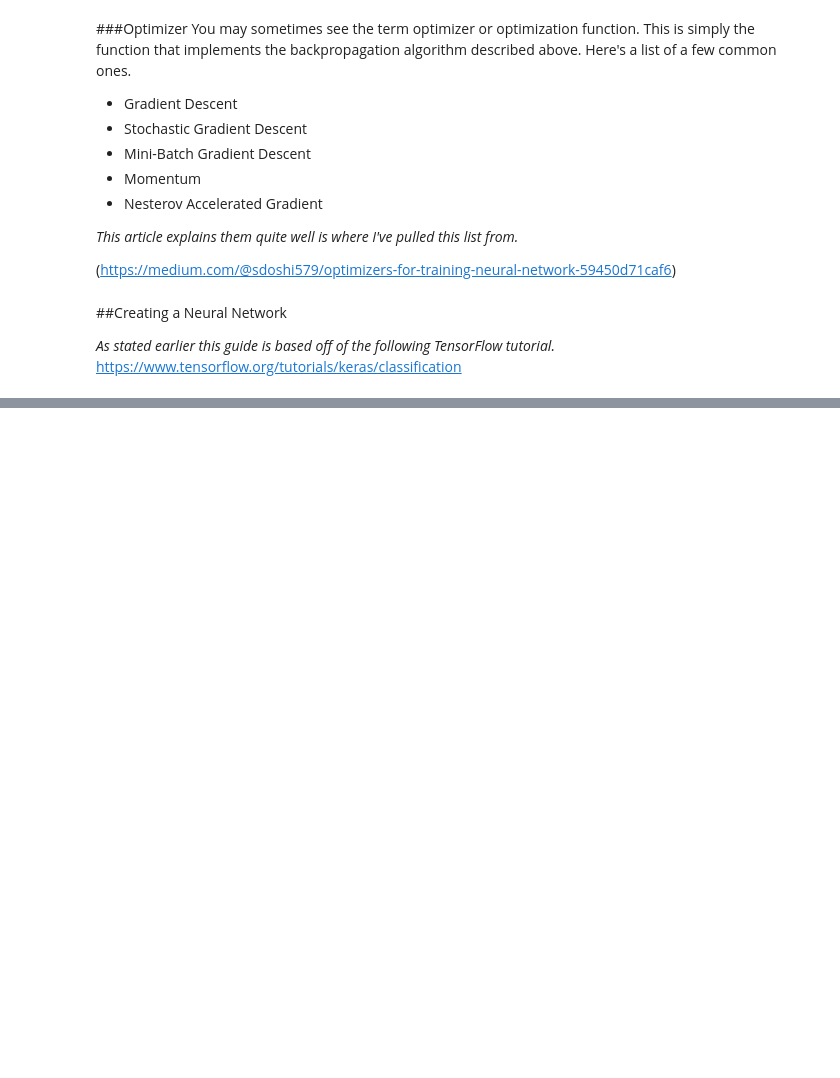
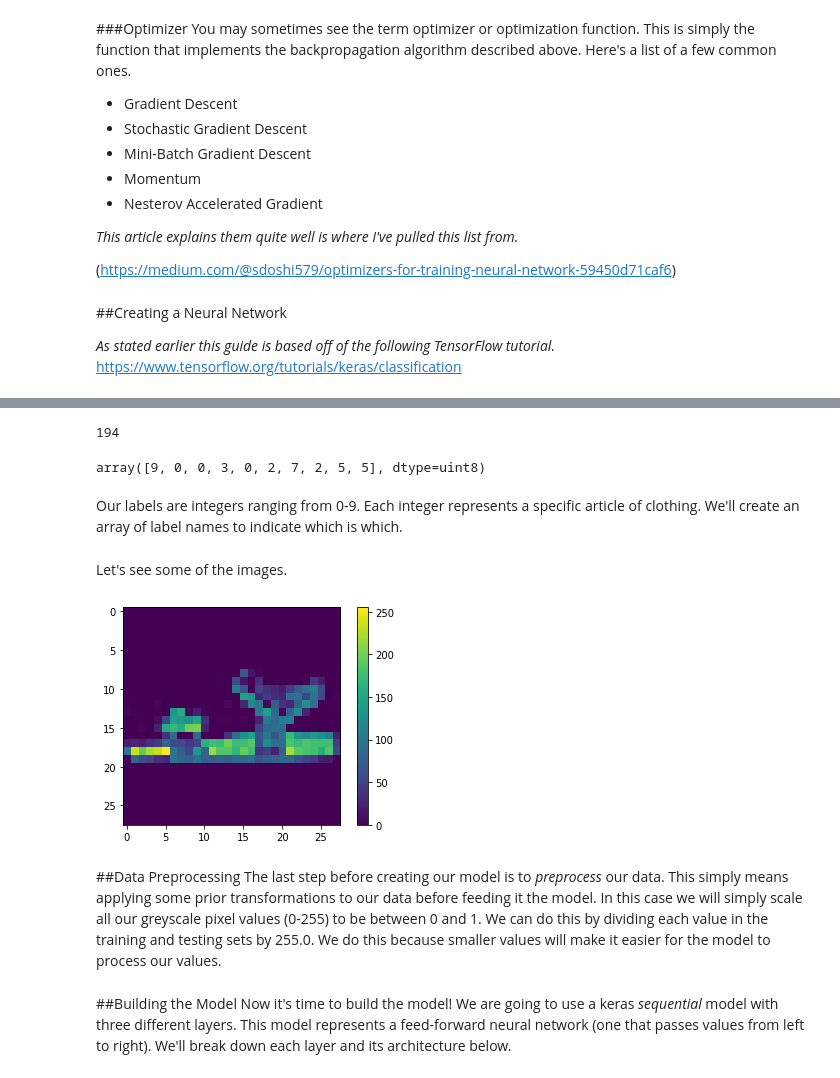
Before and after one commit to AndreaCastiella/Tensorflow2.0-Course-freeCodeCamp, a Jupyter notebook: Module4.ipynb, the cells around one changed output, grey strips where cells are left out. Saved outputs shown, nothing was run; the diff lists cells and outputs as text; code cells hidden in the pictures; blank space fills up the shorter version.

```diff
--- a/Module4.ipynb
+++ b/Module4.ipynb
@@ -157,0 +180,4 @@ https://www.tensorflow.org/tutorials/keras/classification
+# %%
+fashion_mnist = keras.datasets.fashion_mnist  # load dataset
+
+(train_images, train_labels), (test_images, test_labels) = fashion_mnist.load_data()  # split into tetsing and training
@@ -157,0 +190,10 @@ https://www.tensorflow.org/tutorials/keras/classification
+# %%
+train_images[0,23,23] # one pixel of first image.
+# %% [output]
+194
+# %%
+train_labels[:10] # 10 first training labels.
+# %% [output]
+array([9, 0, 0, 3, 0, 2, 7, 2, 5, 5], dtype=uint8)
+# %% [markdown]
+Our labels are integers ranging from 0-9. Each integer represents a specific article of clothing. We'll create an array of label names to indicate which is which.
@@ -157,0 +203,13 @@ https://www.tensorflow.org/tutorials/keras/classification
+# %% [markdown]
+Let's see some of the images.
+# %%
+plt.figure()
+plt.imshow(train_images[59999])
+plt.colorbar()
+plt.grid(False)
+plt.show()
+# %% [output]
+[figure, added]
+# %% [markdown]
+##Data Preprocessing
+The last step before creating our model is to *preprocess* our data. This simply means applying some prior transformations to our data before feeding it the model. In this case we will simply scale all our greyscale pixel values (0-255) to be between 0 and 1. We can do this by dividing each value in the training and testing sets by 255.0. We do this because smaller values will make it easier for the model to process our values.
@@ -157,0 +220,3 @@ https://www.tensorflow.org/tutorials/keras/classification
+# %% [markdown]
+##Building the Model
+Now it's time to build the model! We are going to use a keras *sequential* model with three different layers. This model represents a feed-forward neural network (one that passes values from left to right). We'll break down each layer and its architecture below.
```
Also changed, not shown: parts of 27 cells of this notebook.
